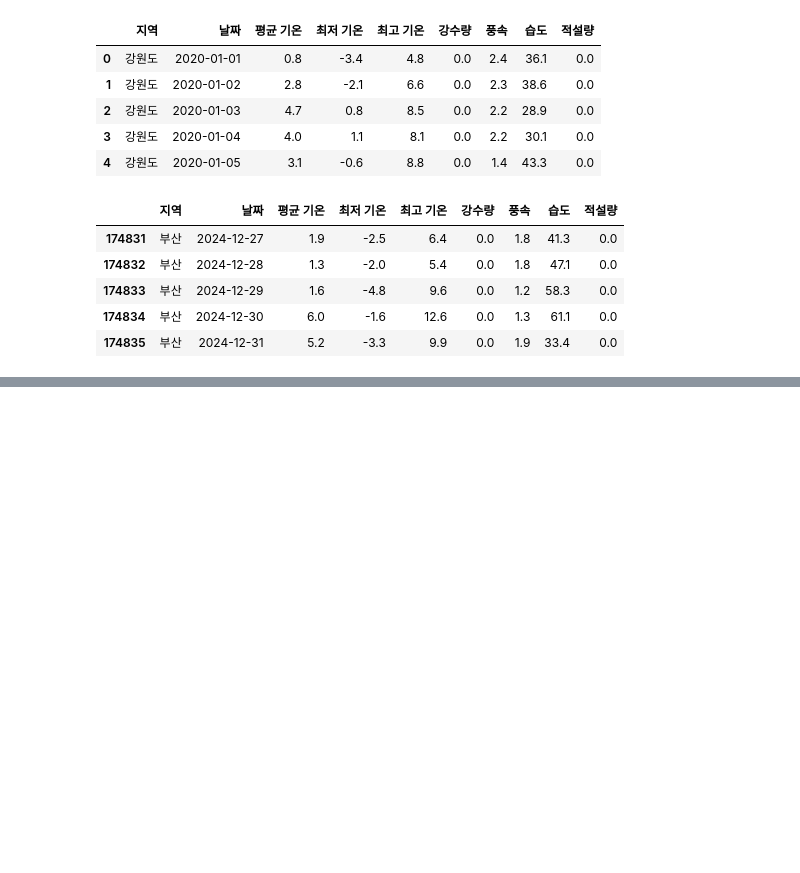
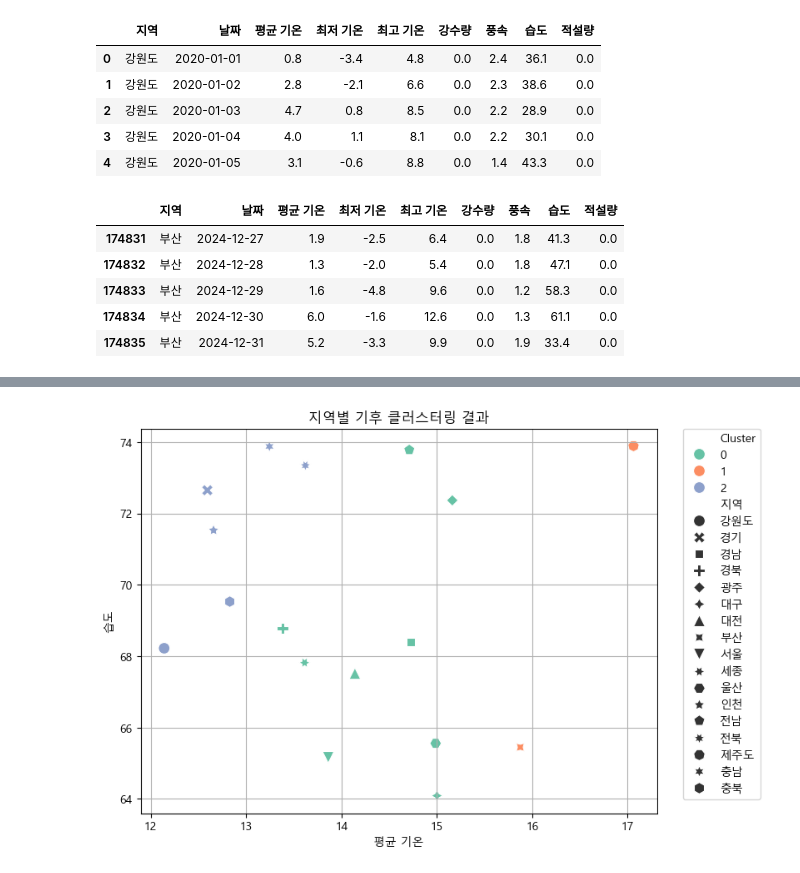
Before and after one commit to Encore-SKN-17/ML_MINI_4TEAM, a Jupyter notebook: weather_preprocess.ipynb, the cells around one changed output, grey strips where cells are left out. Drawn from its saved outputs; the diff is of its cells as text; code cells hidden in the pictures; blank space fills up the shorter version.

```diff
--- a/weather_preprocess.ipynb
+++ b/weather_preprocess.ipynb
@@ -111,0 +114,16 @@ df.tail()
+# %%
+from sklearn.preprocessing import StandardScaler
+from sklearn.cluster import KMeans
+import matplotlib.pyplot as plt
+import seaborn as sns
+import platform
+
+# 한글 폰트 설정
+if platform.system() == 'Windows':
+    plt.rcParams['font.family'] = 'Malgun Gothic'
+elif platform.system() == 'Darwin':
+    plt.rcParams['font.family'] = 'AppleGothic'
+else:
+    plt.rcParams['font.family'] = 'NanumGothic'
+
+plt.rcParams['axes.unicode_minus'] = False
@@ -111,0 +142,36 @@ df.tail()
+# %%
+# 1. 날짜 파싱 및 연도 추출
+df['연도'] = pd.to_datetime(df['날짜']).dt.year
+
+# 2. 연도 필터링 (2015~2024)
+df_filtered = df[df['연도'].between(2015, 2024)]
+
+# 3. 지역 + 연도별 기후 평균 집계
+agg_features = ['평균 기온', '최저 기온', '최고 기온', '강수량', '풍속', '습도', '적설량']
+grouped = df_filtered.groupby(['지역'])[agg_features].mean().reset_index()
+
+# 4. 정규화 (스케일링)
+scaler = StandardScaler()
+X_scaled = scaler.fit_transform(grouped[agg_features])
+
+# 5. 군집 모델 학습 (K=3 가정)
+kmeans = KMeans(n_clusters=3, random_state=42)
+grouped['Cluster'] = kmeans.fit_predict(X_scaled)
+
+# 6. 시각화 (예: 평균 기온 vs 습도)
+plt.figure(figsize=(8,6))
+sns.scatterplot(
+    data=grouped,
+    x='평균 기온',
+    y='습도',
+    hue='Cluster',
+    style='지역',
+    palette='Set2',
+    s=100
+)
+plt.title("지역별 기후 클러스터링 결과")
+plt.legend(bbox_to_anchor=(1.05, 1), loc='upper left', borderaxespad=0.)
+plt.grid(True)
+plt.show()
+# %% [output]
+[figure, added]
```
Also changed, not shown: parts of 4 cells of this notebook.
